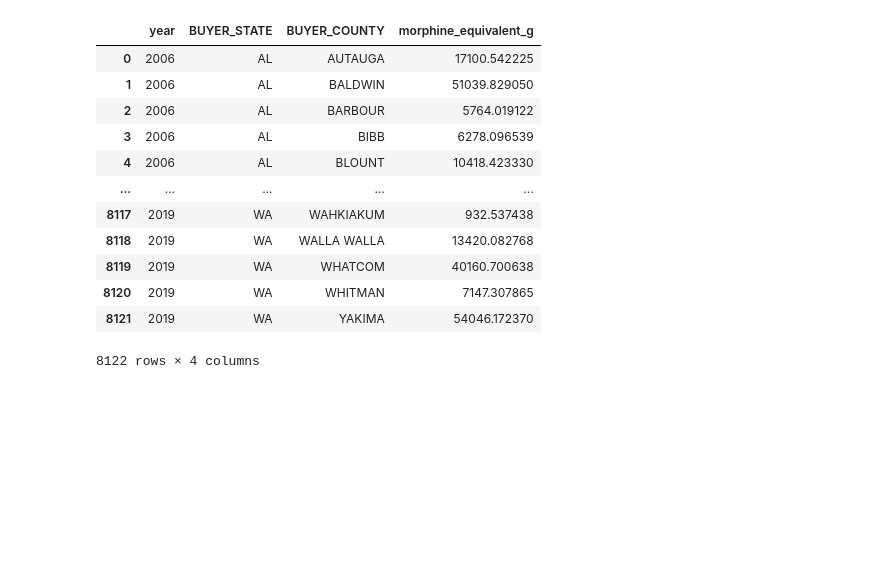
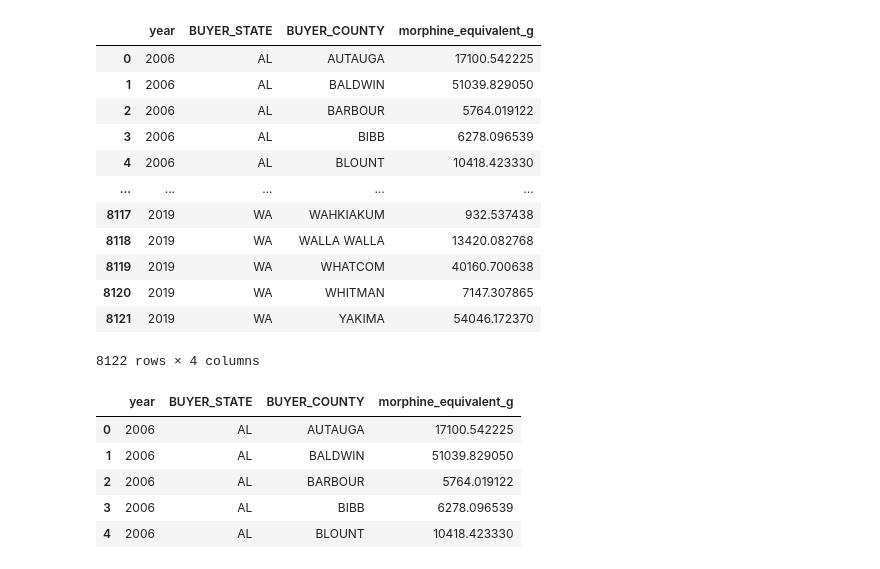
Before and after one commit to MIDS-at-Duke/opioids-2024-data-queens-king, a Jupyter notebook: Calc Opioid Shipments.ipynb, the cells around one changed output. Drawn from its saved outputs; the diff is of its cells as text; code cells hidden in the pictures; blank space fills up the shorter version.

```diff
--- a/Calc Opioid Shipments.ipynb
+++ b/Calc Opioid Shipments.ipynb
@@ -116,3 +119,11 @@ df_grouped
 # %%
 # check that the relevant states are in the dataset
 assert len(df_grouped["BUYER_STATE"].unique()) == 8
+df_grouped.head(5)
+# %% [output]
+|  | year | BUYER_STATE | BUYER_COUNTY | morphine_equivalent_g |
+| 0 | 2006 | AL | AUTAUGA | 17100.542225 |
+| 1 | 2006 | AL | BALDWIN | 51039.829050 |
+| 2 | 2006 | AL | BARBOUR | 5764.019122 |
+| 3 | 2006 | AL | BIBB | 6278.096539 |
+| 4 | 2006 | AL | BLOUNT | 10418.423330 |
```
Also changed, not shown: parts of 48 cells of this notebook, 1 other file.
